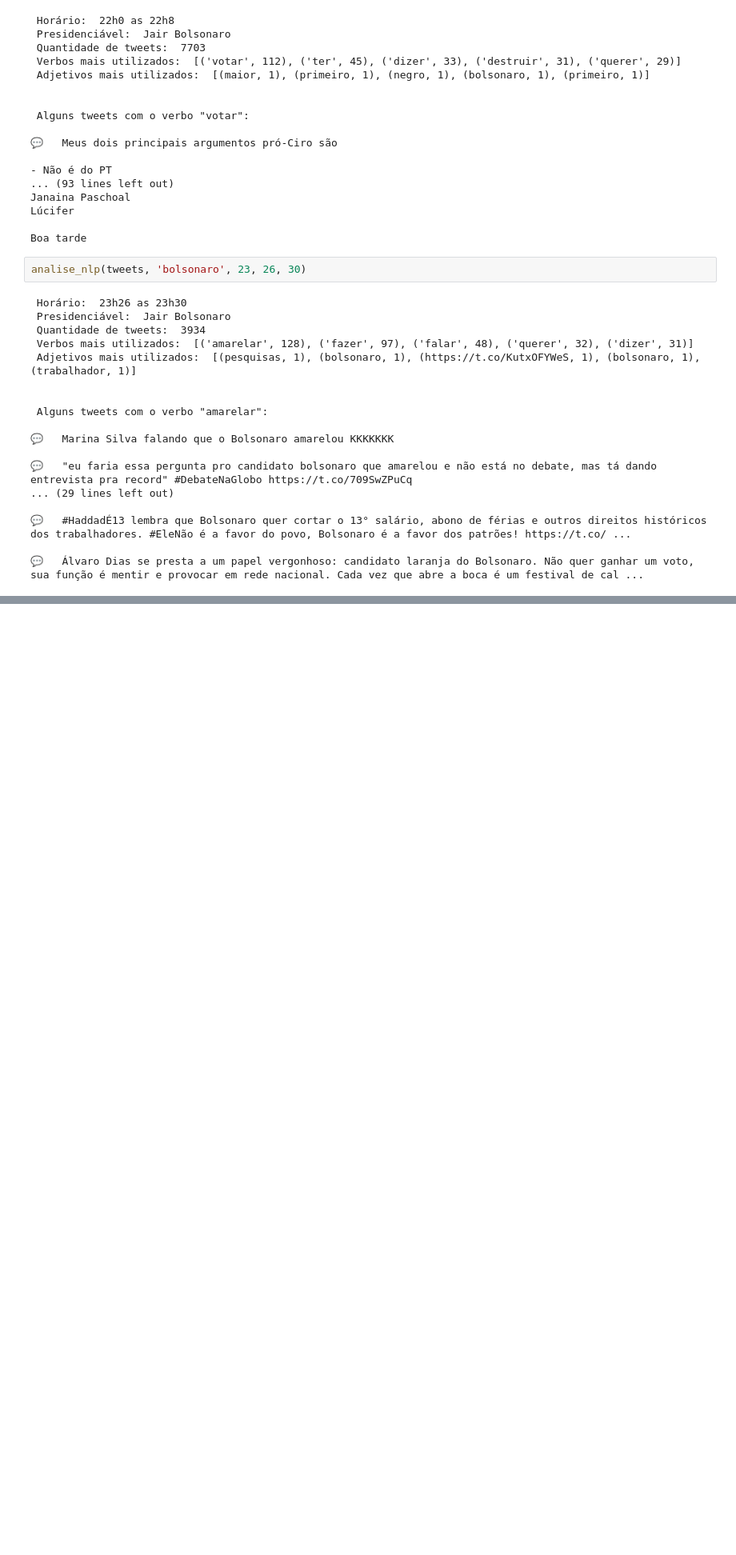
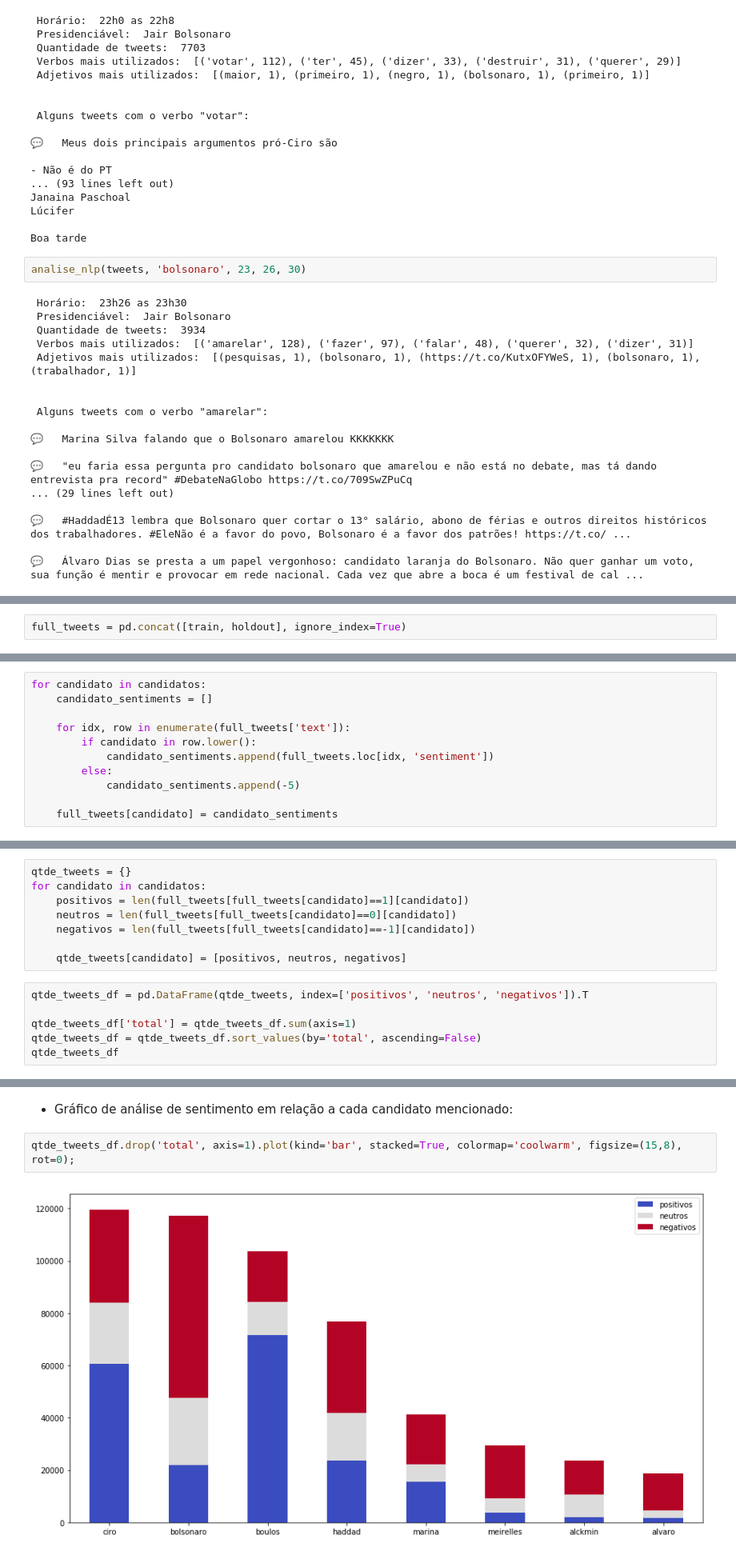
Before and after one commit to bambrozim/DebatePresidenciaveisGlobo2018, a Jupyter notebook: Debate Presidenciáveis Globo - 2018.ipynb, the cells around one changed output, grey strips where cells are left out. Shown: that part at 80% size. Cells and saved outputs as stored; diff of their text form; blank space fills up the shorter version.

Commit message:
Added Sentiment Analysis

```diff
--- a/Debate Presidenciáveis Globo - 2018.ipynb
+++ b/Debate Presidenciáveis Globo - 2018.ipynb
@@ -605,0 +645,2 @@ analise_nlp(tweets, 'bolsonaro', 23, 26, 30)
+# %%
+full_tweets = pd.concat([train, holdout], ignore_index=True)
@@ -605,0 +662,11 @@ analise_nlp(tweets, 'bolsonaro', 23, 26, 30)
+# %%
+for candidato in candidatos:
+    candidato_sentiments = []
+
+    for idx, row in enumerate(full_tweets['text']):
+        if candidato in row.lower():
+            candidato_sentiments.append(full_tweets.loc[idx, 'sentiment'])
+        else:
+            candidato_sentiments.append(-5)
+
+    full_tweets[candidato] = candidato_sentiments
@@ -605,0 +694,14 @@ analise_nlp(tweets, 'bolsonaro', 23, 26, 30)
+# %%
+qtde_tweets = {}
+for candidato in candidatos:
+    positivos = len(full_tweets[full_tweets[candidato]==1][candidato])
+    neutros = len(full_tweets[full_tweets[candidato]==0][candidato])
+    negativos = len(full_tweets[full_tweets[candidato]==-1][candidato])
+
+    qtde_tweets[candidato] = [positivos, neutros, negativos]
+# %%
+qtde_tweets_df = pd.DataFrame(qtde_tweets, index=['positivos', 'neutros', 'negativos']).T
+
+qtde_tweets_df['total'] = qtde_tweets_df.sum(axis=1)
+qtde_tweets_df = qtde_tweets_df.sort_values(by='total', ascending=False)
+qtde_tweets_df
@@ -605,0 +718,6 @@ analise_nlp(tweets, 'bolsonaro', 23, 26, 30)
+# %% [markdown]
+- Gráfico de análise de sentimento em relação a cada candidato mencionado:
+# %%
+qtde_tweets_df.drop('total', axis=1).plot(kind='bar', stacked=True, colormap='coolwarm', figsize=(15,8), rot=0);
+# %% [output]
+[figure, added]
```
Also changed, not shown: parts of 53 cells of this notebook, 1 other file.
